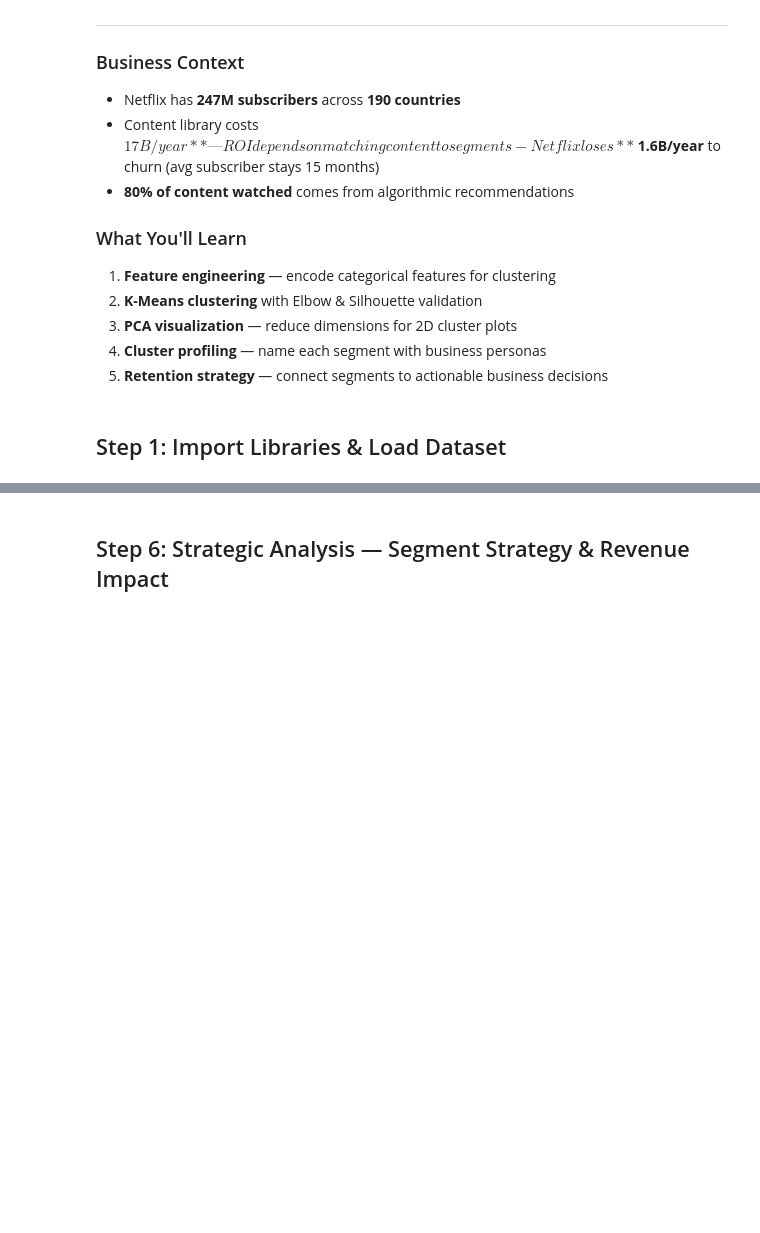
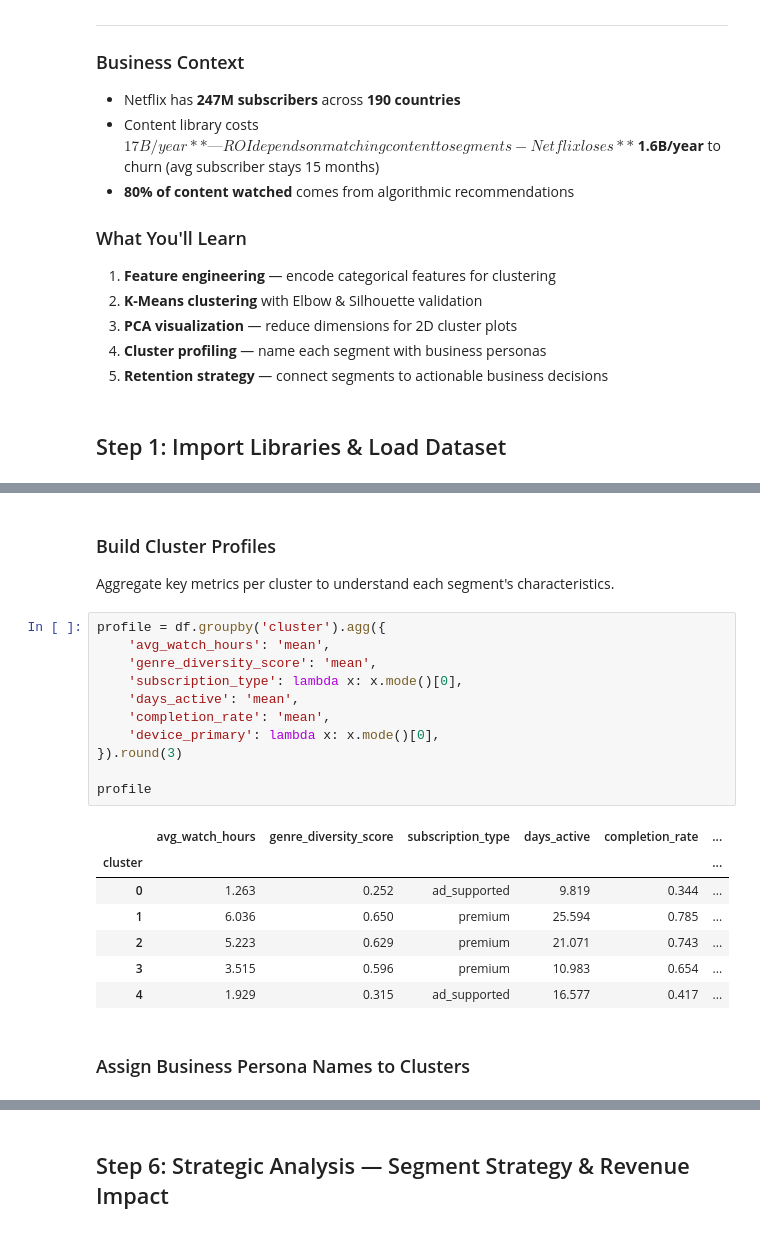
Before and after one commit to mdhiman/iimsd-ba-sessions, a Jupyter notebook: CourseContent/Session3_Segmentation/notebooks/Netflix_User_Segmentation.ipynb, the cells around one changed output, grey strips where cells are left out. Drawn from its saved outputs; the diff is of its cells as text; blank space fills up the shorter version.

```diff
--- a/CourseContent/Session3_Segmentation/notebooks/Netflix_User_Segmentation.ipynb
+++ b/CourseContent/Session3_Segmentation/notebooks/Netflix_User_Segmentation.ipynb
@@ -90 +370,26 @@ print(f"\n✅ Optimal K by Silhouette Score: {optimal_k}")
+# %% [markdown]
+### Build Cluster Profiles
+
+Aggregate key metrics per cluster to understand each segment's characteristics.
+# %%
+profile = df.groupby('cluster').agg({
+    'avg_watch_hours': 'mean',
+    'genre_diversity_score': 'mean',
+    'subscription_type': lambda x: x.mode()[0],
+    'days_active': 'mean',
+    'completion_rate': 'mean',
+    'device_primary': lambda x: x.mode()[0],
+}).round(3)
+
+profile
+# %% [output]
+|  | avg_watch_hours | genre_diversity_score | subscription_type | days_active | completion_rate | ... |
+| cluster |  |  |  |  |  | ... |
+| 0 | 1.263 | 0.252 | ad_supported | 9.819 | 0.344 | ... |
+| 1 | 6.036 | 0.650 | premium | 25.594 | 0.785 | ... |
+| 2 | 5.223 | 0.629 | premium | 21.071 | 0.743 | ... |
+| 3 | 3.515 | 0.596 | premium | 10.983 | 0.654 | ... |
+| 4 | 1.929 | 0.315 | ad_supported | 16.577 | 0.417 | ... |
+# %% [markdown]
+### Assign Business Persona Names to Clusters
 # %%
```
Also changed, not shown: parts of 36 cells of this notebook.
